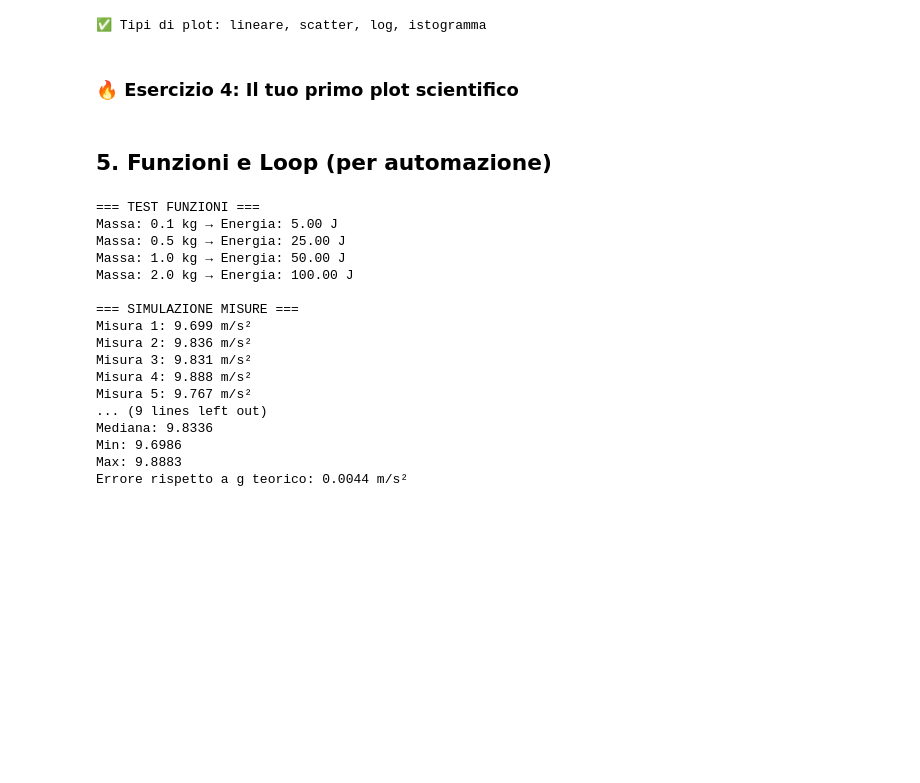
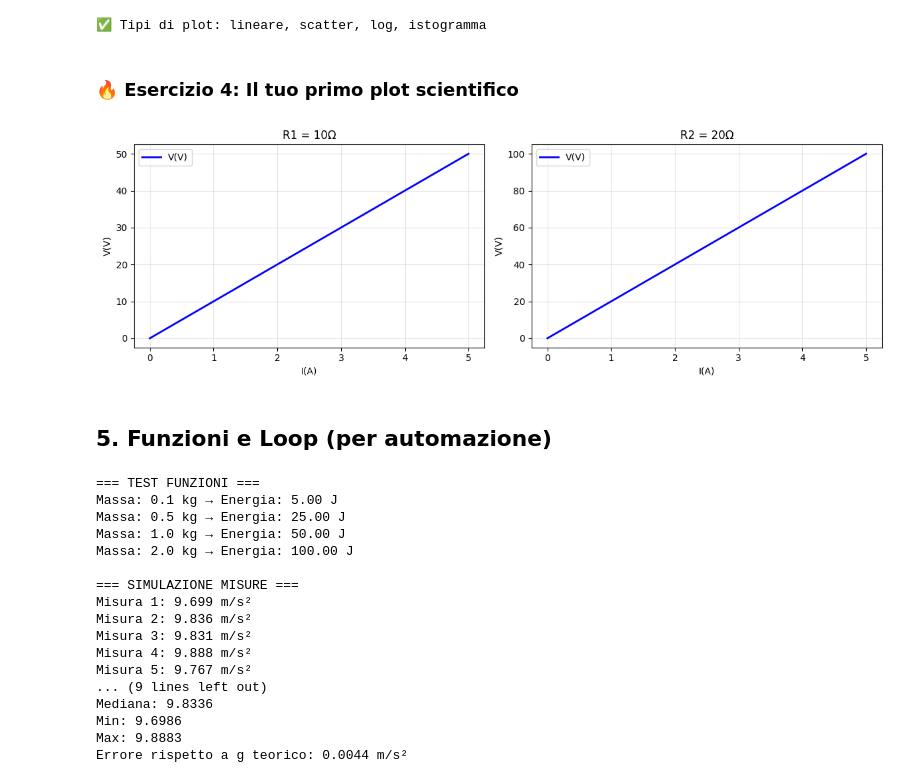
Before and after one commit to michelebrambilla/mio-primo-jupyter, a Jupyter notebook: parte1_operazioni_elementari.ipynb, the cells around one changed output. Saved outputs shown, nothing was run; the diff lists cells and outputs as text; code cells hidden in the pictures; blank space fills up the shorter version.

```diff
--- a/parte1_operazioni_elementari.ipynb
+++ b/parte1_operazioni_elementari.ipynb
@@ -333,12 +382,37 @@ print("✅ Tipi di plot: lineare, scatter, log, istogramma")
 # %%
 # 📝 COMPLETARE:
 # Crea un plot della Legge di Ohm più furbo di quello sopra:
 # 1. Corrente: da 0 a 5 A (usa np.linspace con 50 punti)
 # 2. Due resistenze: R1=10Ω, R2=20Ω
 # 3. Calcola tensioni: V = R*I per entrambe
 # 4. Plot V vs I per entrambe con legend, griglia, titoli
+import numpy as np
+import matplotlib.pyplot as plt
 
 # Scrivi il tuo codice qui:
+x = np.linspace(0, 5, 50)
+R1 = 10
+R2 = 20
+fig, axes = plt.subplots(1, 2, figsize=(12, 4))
+
+axes[0].plot(x, x*R1, 'b-', linewidth=2, label='V(V)')
+axes[0].set_title('R1 = 10Ω')
+axes[0].set_xlabel('I(A)')
+axes[0].set_ylabel('V(V)')
+axes[0].legend()
+axes[0].grid(True, alpha=0.3)
+
+axes[1].plot(x, x*R2, 'b-', linewidth=2, label='V(V)')
+axes[1].set_title('R2 = 20Ω')
+axes[1].set_xlabel('I(A)')
+axes[1].set_ylabel('V(V)')
+axes[1].legend()
+axes[1].grid(True, alpha=0.3)
+
+plt.tight_layout()
+plt.show()
+# %% [output]
+[figure, added]
 # %% [markdown]
 ## 5. Funzioni e Loop (per automazione)
 # %%
```
Also changed, not shown: parts of 5 cells of this notebook, 1 other file.
